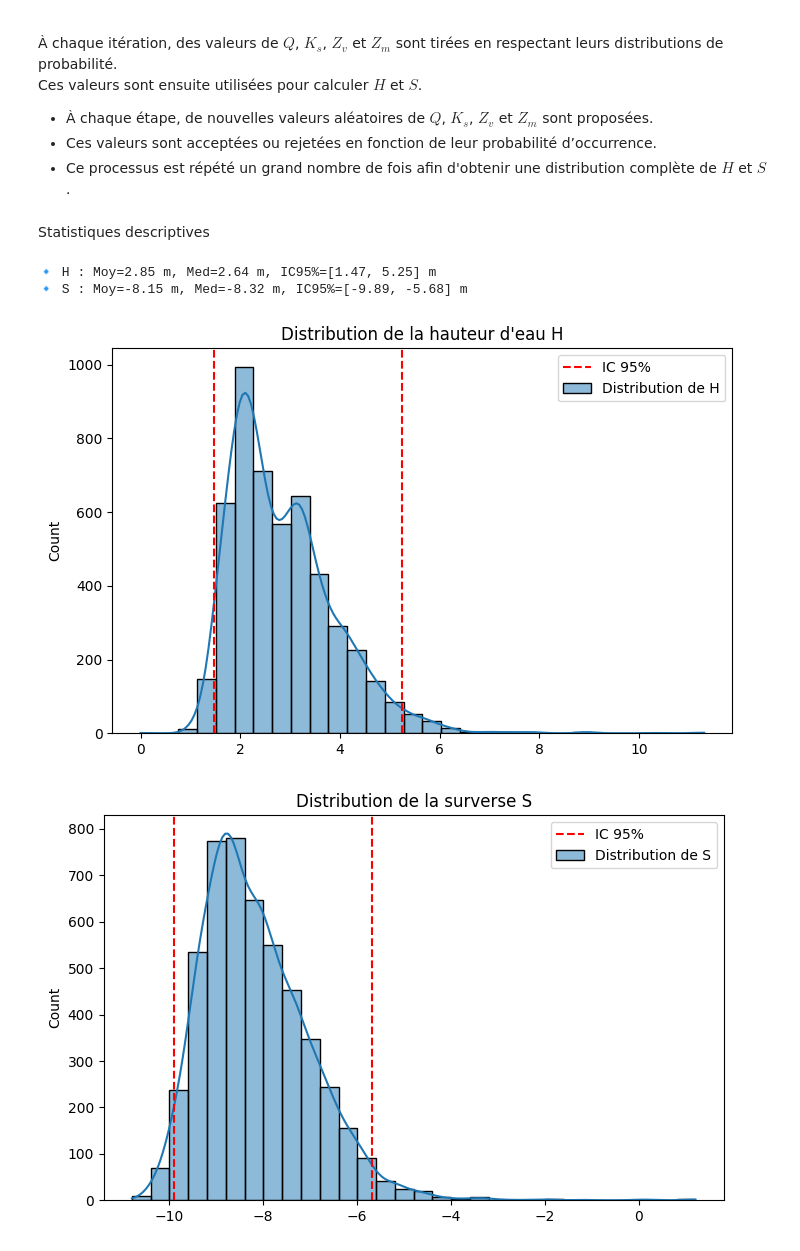
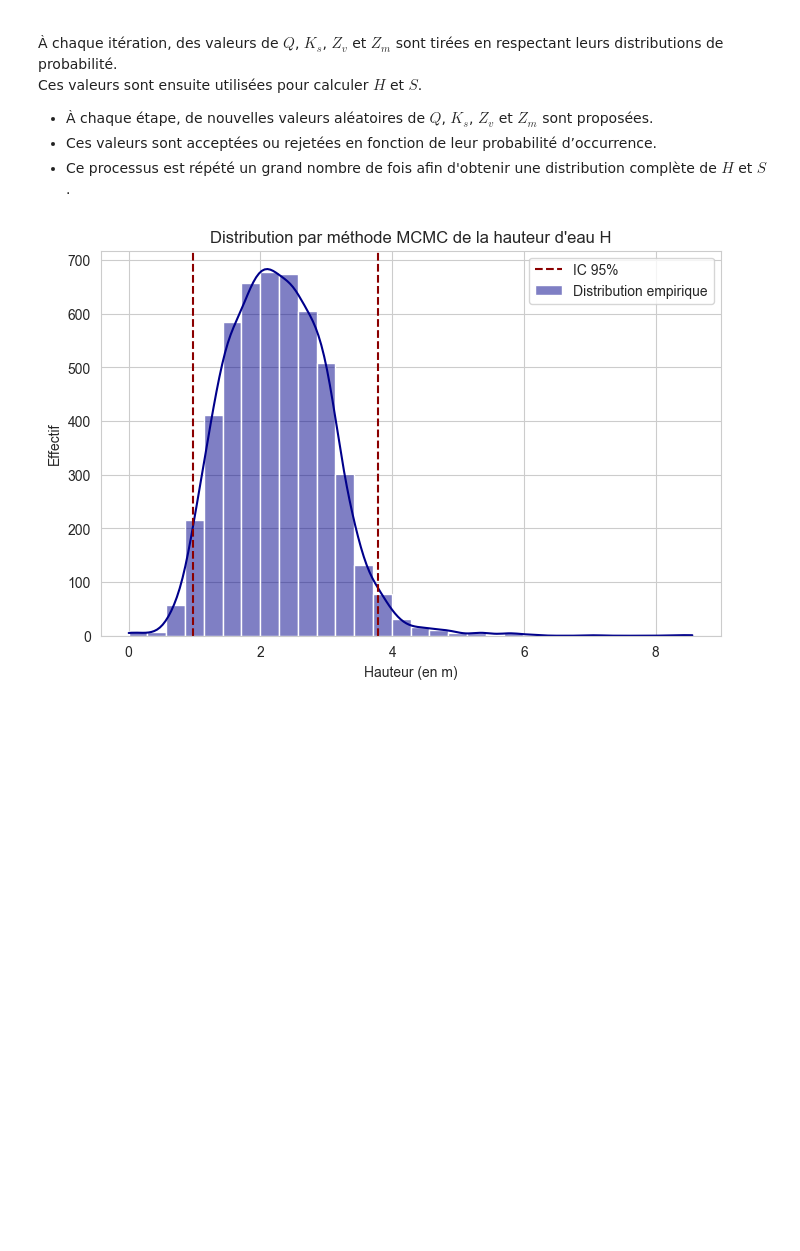
Before and after one commit to Lilyakhelid/Fiability, a Jupyter notebook: src/2.MCMC_hydraulic_model.ipynb, the cells around one changed output. Drawn from its saved outputs; the diff is of its cells as text; code cells hidden in the pictures; blank space fills up the shorter version.

```diff
--- a/src/2.MCMC_hydraulic_model.ipynb
+++ b/src/2.MCMC_hydraulic_model.ipynb
@@ -20,6 +20,9 @@ import numpy as np
 import matplotlib.pyplot as plt
 import seaborn as sns
 import pandas as pd
+# %%
+sns.set_style("whitegrid")
+np.random.seed(42)
 # %%
 L = 5000
 B = 300
@@ -94,14 +71,3 @@ Ces valeurs sont ensuite utilisées pour calculer $H$ et $S$.
 - À chaque étape, de nouvelles valeurs aléatoires de $Q$, $K_s$, $Z_v$ et $Z_m$ sont proposées.
 - Ces valeurs sont acceptées ou rejetées en fonction de leur probabilité d’occurrence.
 - Ce processus est répété un grand nombre de fois afin d'obtenir une distribution complète de $H$ et $S$.
-# %% [markdown]
-Statistiques descriptives
-# %%
-H_stats = np.median(H_samples), np.mean(H_samples), np.percentile(H_samples, [2.5, 97.5])
-S_stats = np.median(S_samples), np.mean(S_samples), np.percentile(S_samples, [2.5, 97.5])
-
-print(f"\n🔹 H : Moy={H_stats[1]:.2f} m, Med={H_stats[0]:.2f} m, IC95%=[{H_stats[2][0]:.2f}, {H_stats[2][1]:.2f}] m")
-print(f"🔹 S : Moy={S_stats[1]:.2f} m, Med={S_stats[0]:.2f} m, IC95%=[{S_stats[2][0]:.2f}, {S_stats[2][1]:.2f}] m")
-# %% [output]
-🔹 H : Moy=2.85 m, Med=2.64 m, IC95%=[1.47, 5.25] m
-🔹 S : Moy=-8.15 m, Med=-8.32 m, IC95%=[-9.89, -5.68] m
@@ -129,21 +96,14 @@ df_summary = pd.DataFrame([H_summary, S_summary], index=["H", "S"])
 # %%
-
-# Affichage des distributions
-plt.figure(figsize=(8,5))
-sns.histplot(H_samples, kde=True, bins=30, label="Distribution de H")
-plt.axvline(H_lower, color="red", linestyle="dashed", label="IC 95%")
-plt.axvline(H_upper, color="red", linestyle="dashed")
-plt.legend()
-plt.title("Distribution de la hauteur d'eau H")
-plt.show()
+H_lower, H_upper = np.percentile(H_samples, [2.5, 97.5])
 
 plt.figure(figsize=(8,5))
-sns.histplot(S_samples, kde=True, bins=30, label="Distribution de S")
-plt.axvline(S_lower, color="red", linestyle="dashed", label="IC 95%")
-plt.axvline(S_upper, color="red", linestyle="dashed")
+sns.histplot(H_samples, kde=True, bins=30, label="Distribution empirique", color="darkblue")
+plt.axvline(H_lower, color="darkred", linestyle="dashed", label="IC 95%")
+plt.axvline(H_upper, color="darkred", linestyle="dashed")
+plt.xlabel("Hauteur (en m)")
+plt.ylabel("Effectif")
 plt.legend()
-plt.title("Distribution de la surverse S")
+plt.title("Distribution par méthode MCMC de la hauteur d'eau H")
 plt.show()
 # %% [output]
-[figure, old version]
+[figure, new version]
-[figure, removed]
```
Also changed, not shown: parts of 7 cells of this notebook, 3 other files.
